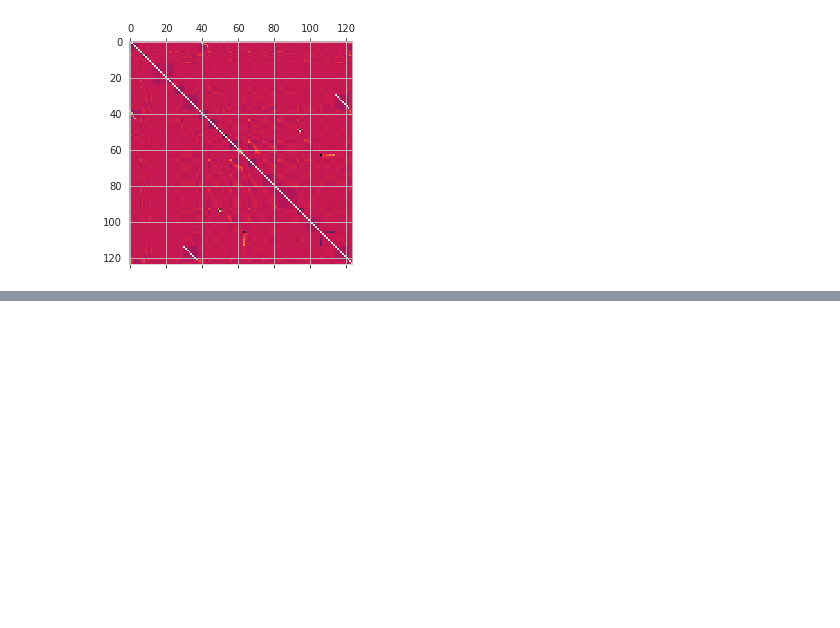
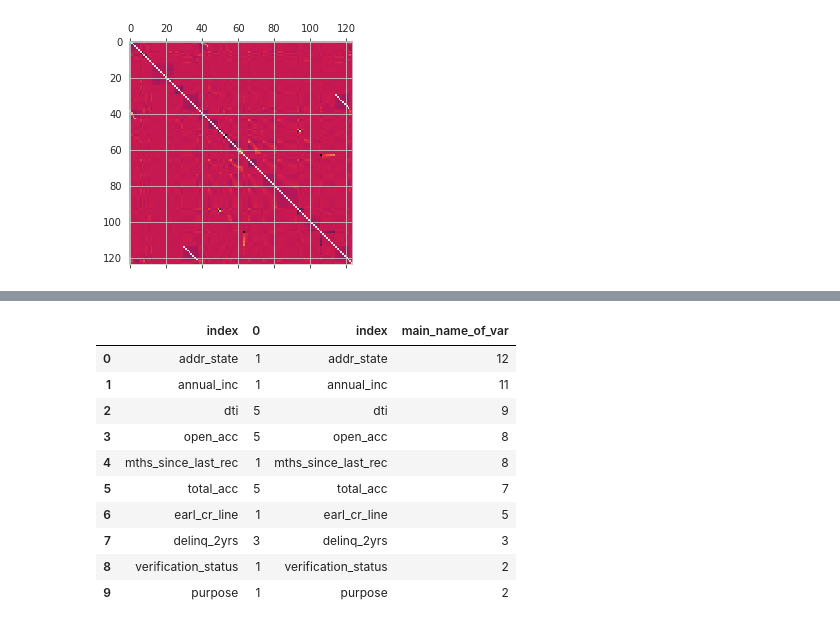
Before and after one commit to EmilSeyfullayev/Credit_Risk_Modeling_in_Python, a Jupyter notebook: Modeling.ipynb, the cells around one changed output, grey strips where cells are left out. Saved outputs shown, nothing was run; the diff lists cells and outputs as text; code cells hidden in the pictures; blank space fills up the shorter version.

```diff
--- a/Modeling.ipynb
+++ b/Modeling.ipynb
@@ -248,0 +293,3 @@ p_values = reg.p_values
+# %%
+count_of_main_vars_needed['index'] = pd.Categorical(count_of_main_vars_needed['index'], ordered=True,
+                                                    categories = count_of_main_vars_needed['index'])
@@ -248,0 +301,2 @@ p_values = reg.p_values
+# %%
+count_of_main_vars_needed.reset_index(drop=True, inplace=True)
@@ -248,0 +335,15 @@ p_values = reg.p_values
+# %%
+temp_p_values = pd.concat([insignificant_vars, count_of_main_vars_needed], axis=1)
+temp_p_values
+# %% [output]
+|  | index | 0 | index | main_name_of_var |
+| 0 | addr_state | 1 | addr_state | 12 |
+| 1 | annual_inc | 1 | annual_inc | 11 |
+| 2 | dti | 5 | dti | 9 |
+| 3 | open_acc | 5 | open_acc | 8 |
+| 4 | mths_since_last_rec | 1 | mths_since_last_rec | 8 |
+| 5 | total_acc | 5 | total_acc | 7 |
+| 6 | earl_cr_line | 1 | earl_cr_line | 5 |
+| 7 | delinq_2yrs | 3 | delinq_2yrs | 3 |
+| 8 | verification_status | 1 | verification_status | 2 |
+| 9 | purpose | 1 | purpose | 2 |
```
Also changed, not shown: parts of 21 cells of this notebook.
